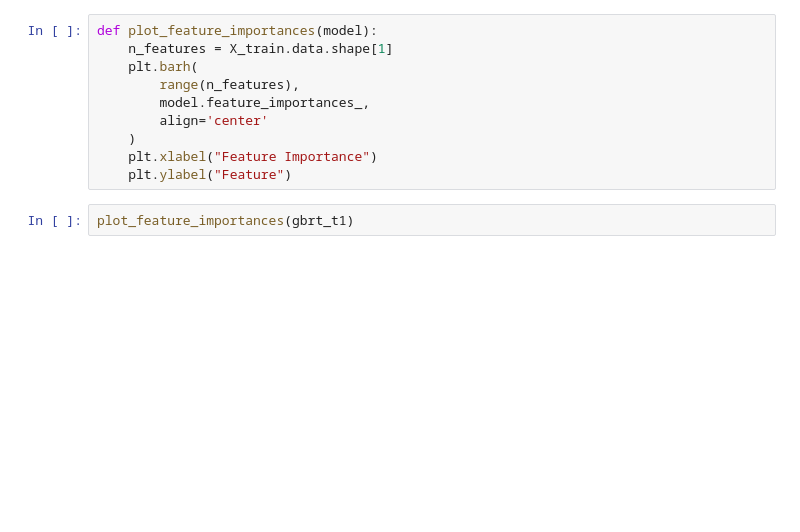
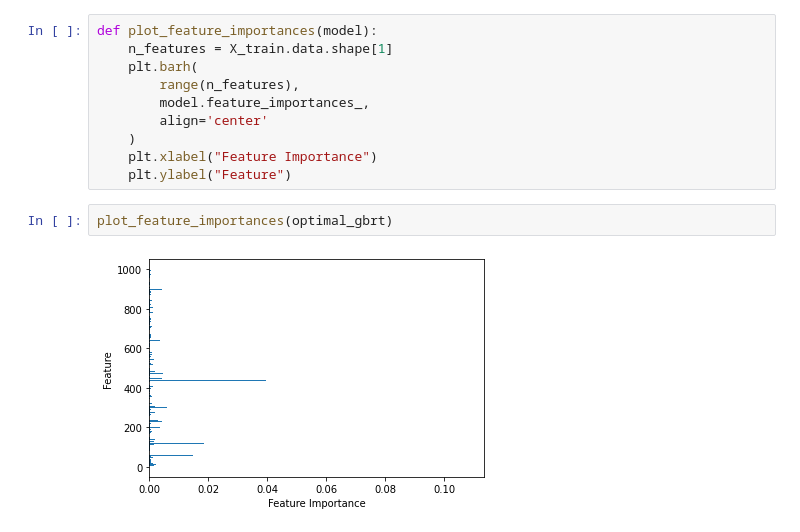
Before and after one commit to jasonmrimer/cse590-machine-learning, a Jupyter notebook: homework3/3_gradient_boost.ipynb, the cells around one changed output. Saved outputs shown, nothing was run; the diff lists cells and outputs as text; blank space fills up the shorter version.

```diff
--- a/homework3/3_gradient_boost.ipynb
+++ b/homework3/3_gradient_boost.ipynb
@@ -201,4 +204,6 @@ def plot_feature_importances(model):
     plt.xlabel("Feature Importance")
     plt.ylabel("Feature")
 # %%
-plot_feature_importances(gbrt_t1)
+plot_feature_importances(optimal_gbrt)
+# %% [output]
+[figure, added]
```
Also changed, not shown: parts of 6 cells of this notebook.
